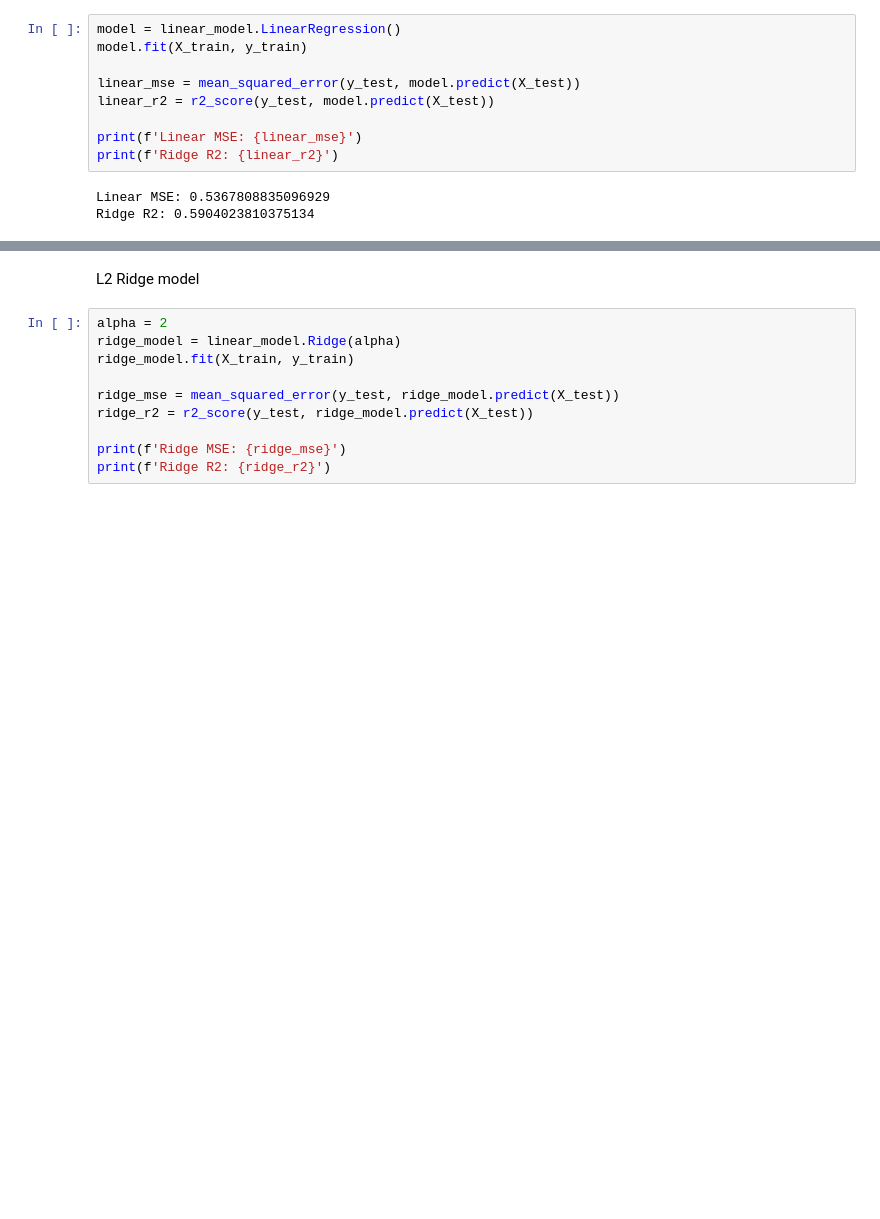
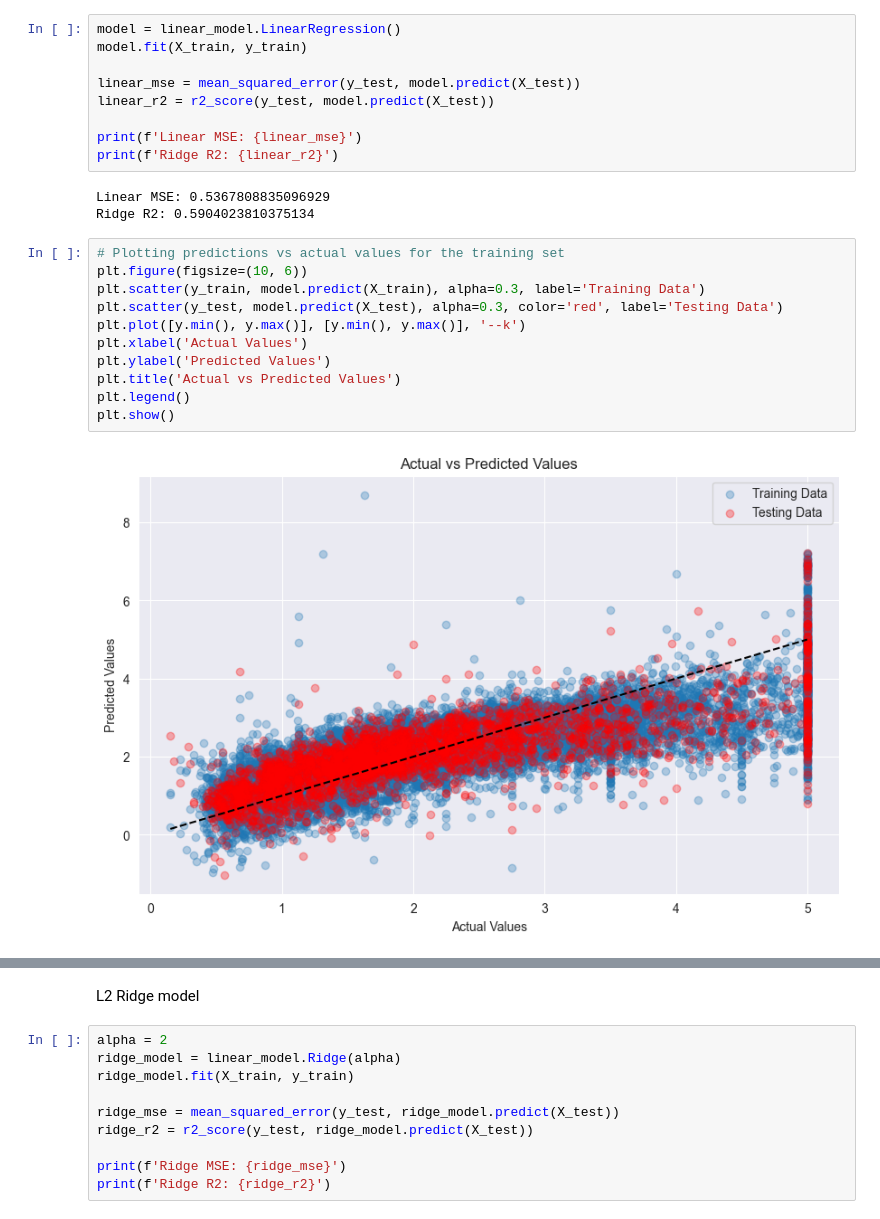
Before and after one commit to rafaladamczyk44/IU-projects, a Jupyter notebook: 2. Regression/california_housing_prices.ipynb, the cells around one changed output, grey strips where cells are left out. Saved outputs shown, nothing was run; the diff lists cells and outputs as text; blank space fills up the shorter version.

```diff
--- a/2. Regression/california_housing_prices.ipynb
+++ b/2. Regression/california_housing_prices.ipynb
@@ -60,3 +82,16 @@ print(f'Ridge R2: {linear_r2}')
 # %% [output]
 Linear MSE: 0.5367808835096929
 Ridge R2: 0.5904023810375134
+# %%
+# Plotting predictions vs actual values for the training set
+plt.figure(figsize=(10, 6))
+plt.scatter(y_train, model.predict(X_train), alpha=0.3, label='Training Data')
+plt.scatter(y_test, model.predict(X_test), alpha=0.3, color='red', label='Testing Data')
+plt.plot([y.min(), y.max()], [y.min(), y.max()], '--k')
+plt.xlabel('Actual Values')
+plt.ylabel('Predicted Values')
+plt.title('Actual vs Predicted Values')
+plt.legend()
+plt.show()
+# %% [output]
+[figure, added]
```
Also changed, not shown: parts of 5 cells of this notebook.
